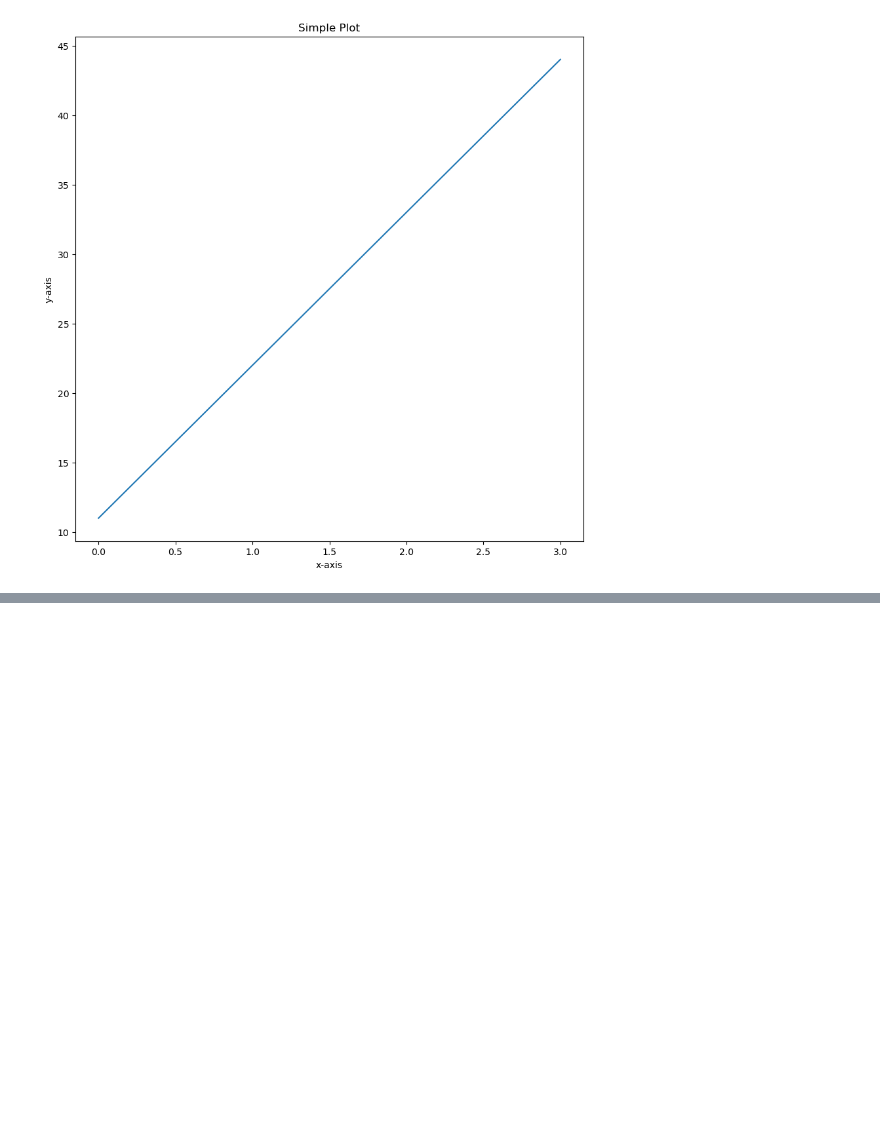
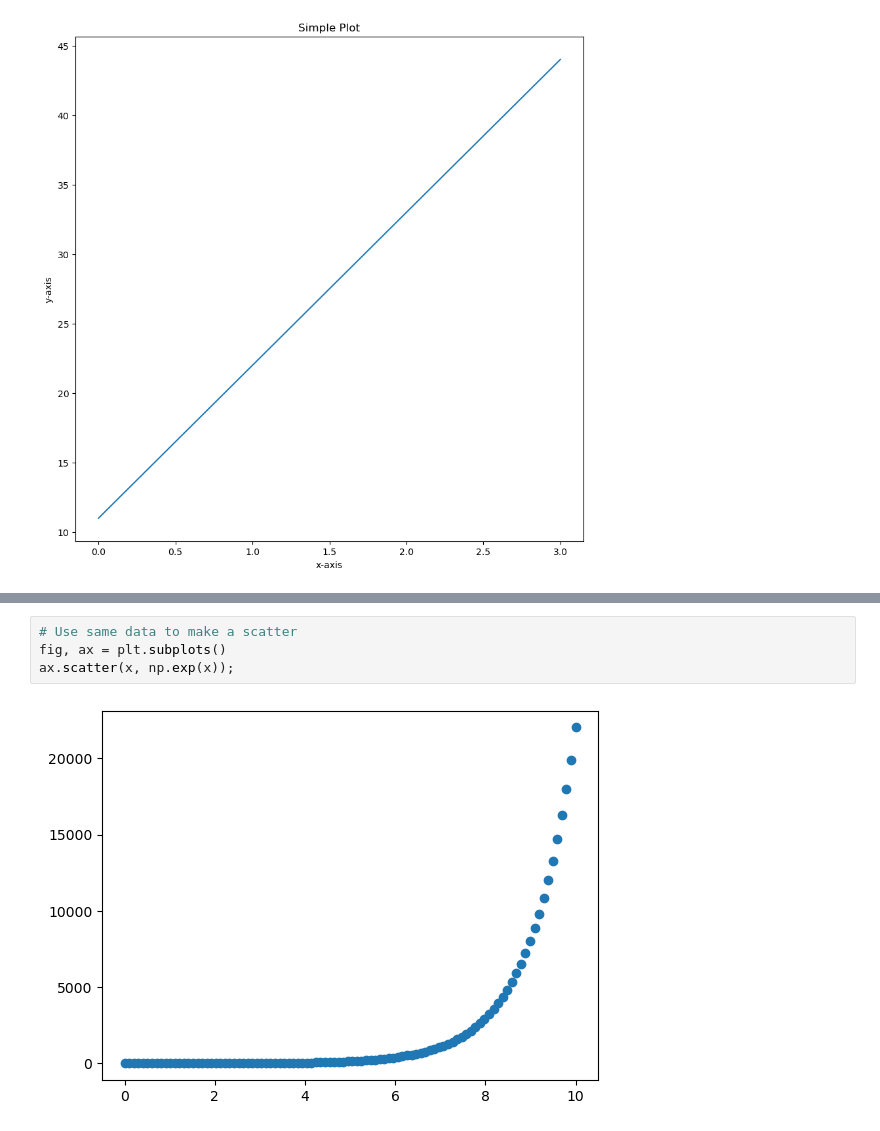
Before and after one commit to YosiKimhi/Machine_Learning_Course, a Jupyter notebook: data-science-and-ml-tools/introduction-to-matplotlib.ipynb, the cells around one changed output, grey strips where cells are left out. Drawn from its saved outputs; the diff is of its cells as text; blank space fills up the shorter version.

```diff
--- a/data-science-and-ml-tools/introduction-to-matplotlib.ipynb
+++ b/data-science-and-ml-tools/introduction-to-matplotlib.ipynb
@@ -84,0 +109,6 @@ fig.savefig("../images/sample-plot.png")
+# %%
+# Use same data to make a scatter
+fig, ax = plt.subplots()
+ax.scatter(x, np.exp(x));
+# %% [output]
+[figure, added]
```
Also changed, not shown: parts of 6 cells of this notebook.
